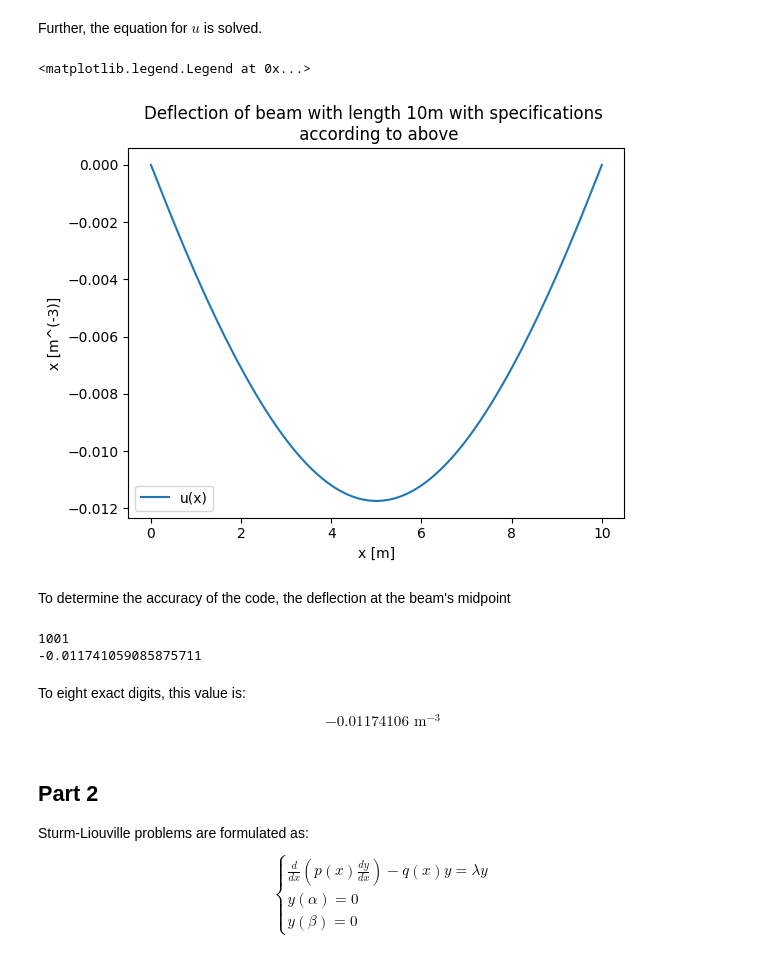
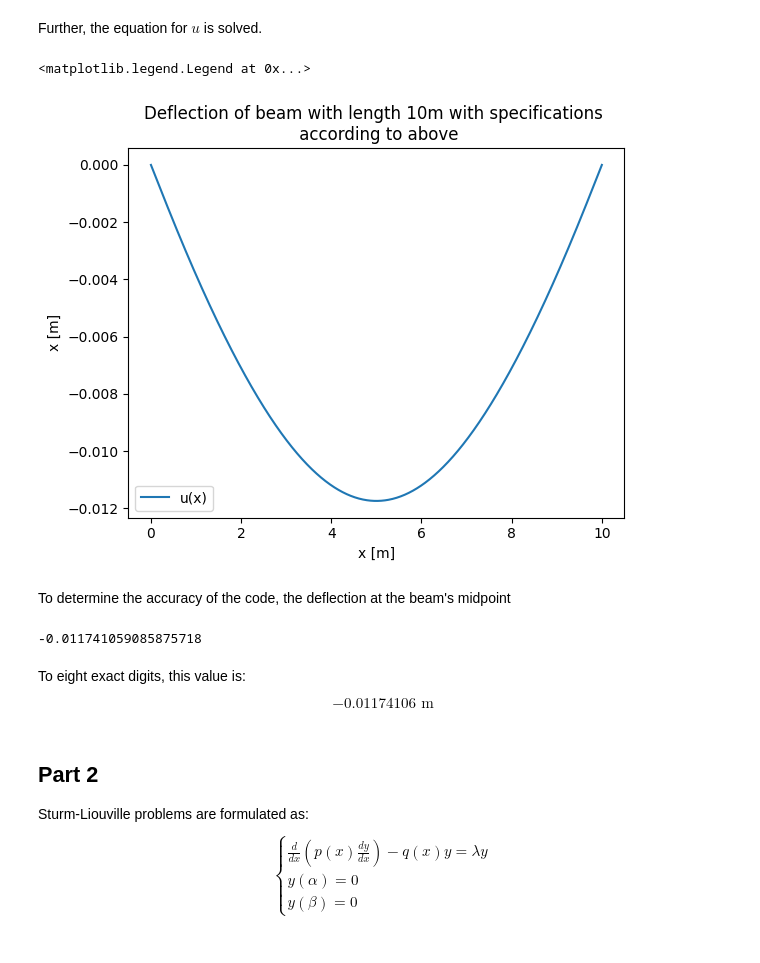
Before and after one commit to william-lundgren/FilipNumMums, a Jupyter notebook: Project2.ipynb, the cells around one changed output. Saved outputs shown, nothing was run; the diff lists cells and outputs as text; code cells hidden in the pictures.

```diff
--- a/Project2.ipynb
+++ b/Project2.ipynb
@@ -59,7 +61,7 @@ $$
 Write a 2pBVP solver
 # %%
 def toeplitz_like(dim):
-    return diags([1, -2, 1], [-1, 0, 1], shape=(dim, dim))
+    return csr_matrix(diags([1, -2, 1], [-1, 0, 1], shape=(dim, dim)))
 
 def twopBVP(fvec, alpha, beta, L, N):
 
@@ -76,8 +78,8 @@ def twopBVP_withSteplength(fvec, alpha, beta, L, N):
     dx = L/(N+1)
     toeplitz = toeplitz_like(len(fvec))/(dx*dx)
 
-    fvec[0]  = fvec[0] -  alpha/(dx*dx)
-    fvec[-1] = fvec[-1] - beta /(dx*dx)
+    fvec[0]  = fvec[0]  -  alpha/(dx*dx)
+    fvec[-1] = fvec[-1] - beta/(dx*dx)
 
     return spsolve(toeplitz, fvec), dx
 # %% [markdown]
@@ -204,23 +206,22 @@ u = np.concatenate((u,[0]))
 # %%
 plt.plot(beam_vec, u, label='u(x)')
 plt.title('Deflection of beam with length 10m with specifications \n according to above')
 plt.xlabel('x [m]')
-plt.ylabel('x [m^(-3)]')
+plt.ylabel('x [m]')
 plt.legend()
 # %% [output]
 <matplotlib.legend.Legend at 0x...>
-[figure, old version]
+[figure, new version]
 # %% [markdown]
 To determine the accuracy of the code, the deflection at the beam's midpoint
 # %%
 print(u[500])
 # %% [output]
-1001
--0.011741059085875711
+-0.011741059085875718
 # %% [markdown]
 To eight exact digits, this value is:
 \begin{equation*}
--0.01174106 \text{ m}^{-3}
+-0.01174106 \text{ m}
 \end{equation*}
 # %% [markdown]
 ## Part 2
```
Also changed, not shown: parts of 10 cells of this notebook.
